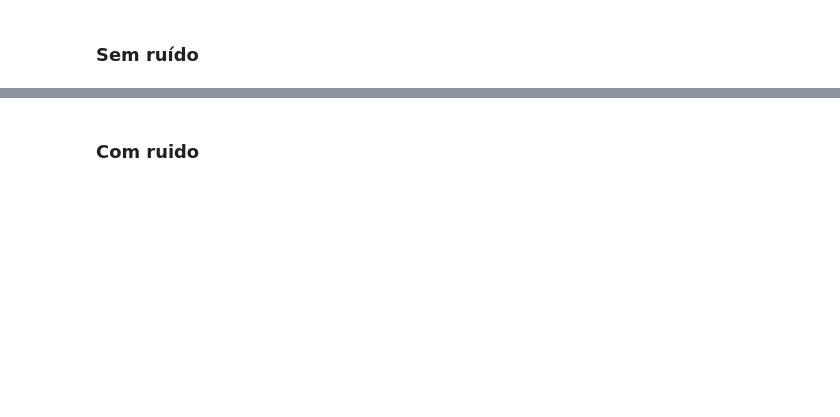
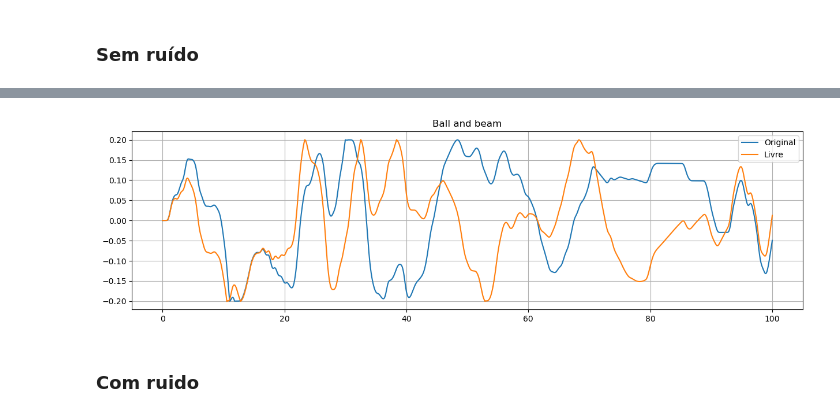
Before and after one commit to JonhLucas/NARX_MISO, a Jupyter notebook: ballbeam/numericExample.ipynb, the cells around one changed output, grey strips where cells are left out. Saved outputs shown, nothing was run; the diff lists cells and outputs as text; code cells hidden in the pictures; blank space fills up the shorter version.

```diff
--- a/numericExample.ipynb
+++ b/ballbeam/numericExample.ipynb
@@ -141,4 +141,15 @@ MAPE: 0.13974%
 '\ngama = 0.00000000001\nSimulação livre\nRMSE: 0.00042956873591042317 MSE: 1.8452929887167887e-07 \nAET: 2.6567966635407574 \nMAPE: 0.13974%\n'
+# %%
+plt.figure(figsize=(15,4))
+plt.title("Ball and beam")
+plt.plot(t, yi.T, label='Original')
+#plt.plot(t, yhat, label='um passo a frente')
+plt.plot(t, slivre, label='Livre')
+plt.legend()
+plt.grid()
+plt.show()
+# %% [output]
+[figure, added]
 # %% [markdown]
 ### Com ruido
 # %%
```
Also changed, not shown: parts of 5 cells of this notebook, 16 other files.
